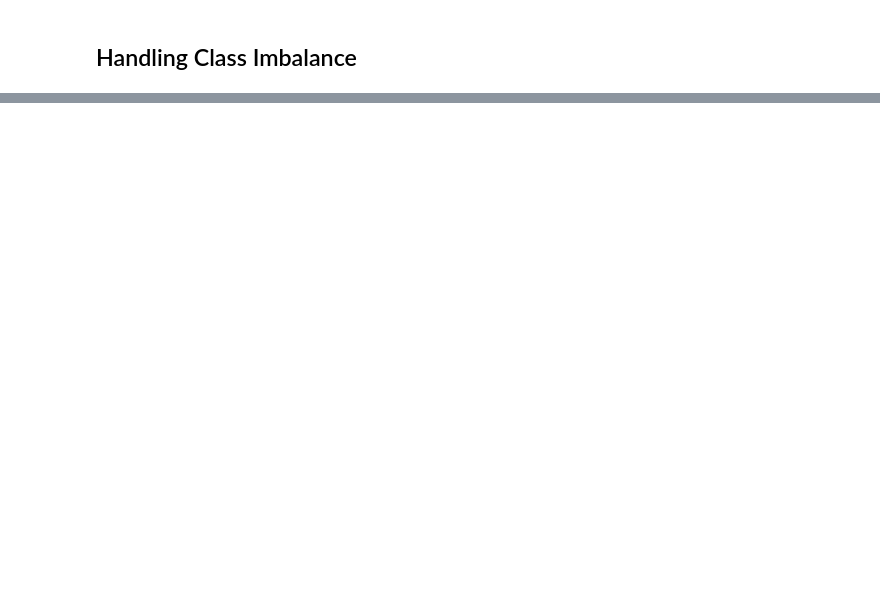
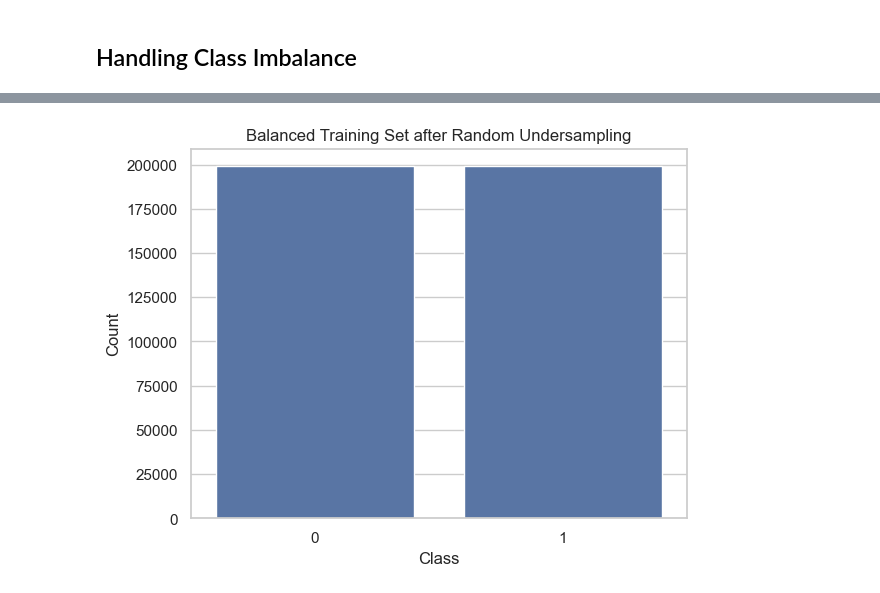
Before and after one commit to Rajendran2201/real-time-fraud-detection-system-for-financial-transactions, a Jupyter notebook: notebooks/03_handle_imbalance_data.ipynb, the cells around one changed output, grey strips where cells are left out. Drawn from its saved outputs; the diff is of its cells as text; code cells hidden in the pictures; blank space fills up the shorter version.

```diff
--- a/notebooks/03_handle_imbalance_data.ipynb
+++ b/notebooks/03_handle_imbalance_data.ipynb
@@ -79,0 +134,10 @@ y_train_smote.to_parquet(DATA_DIR / 'y_train_balanced_smote.parquet', index=Fals
+# %%
+# visualise resampled distribution (Combined SMOTETomek)
+
+sns.countplot(x=y_train_smt)
+plt.title("Balanced Training Set after Random Undersampling")
+plt.xlabel("Class")
+plt.ylabel("Count")
+plt.show()
+# %% [output]
+[figure, added]
```
Also changed, not shown: parts of 13 cells of this notebook.
